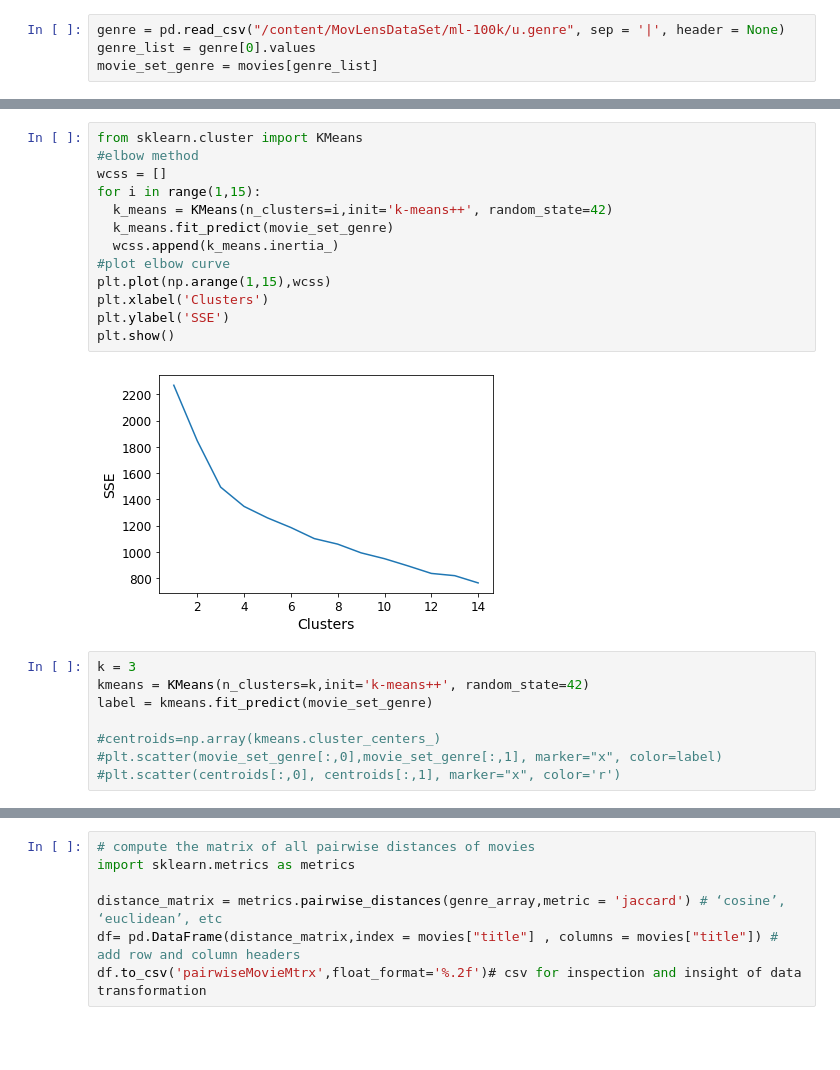
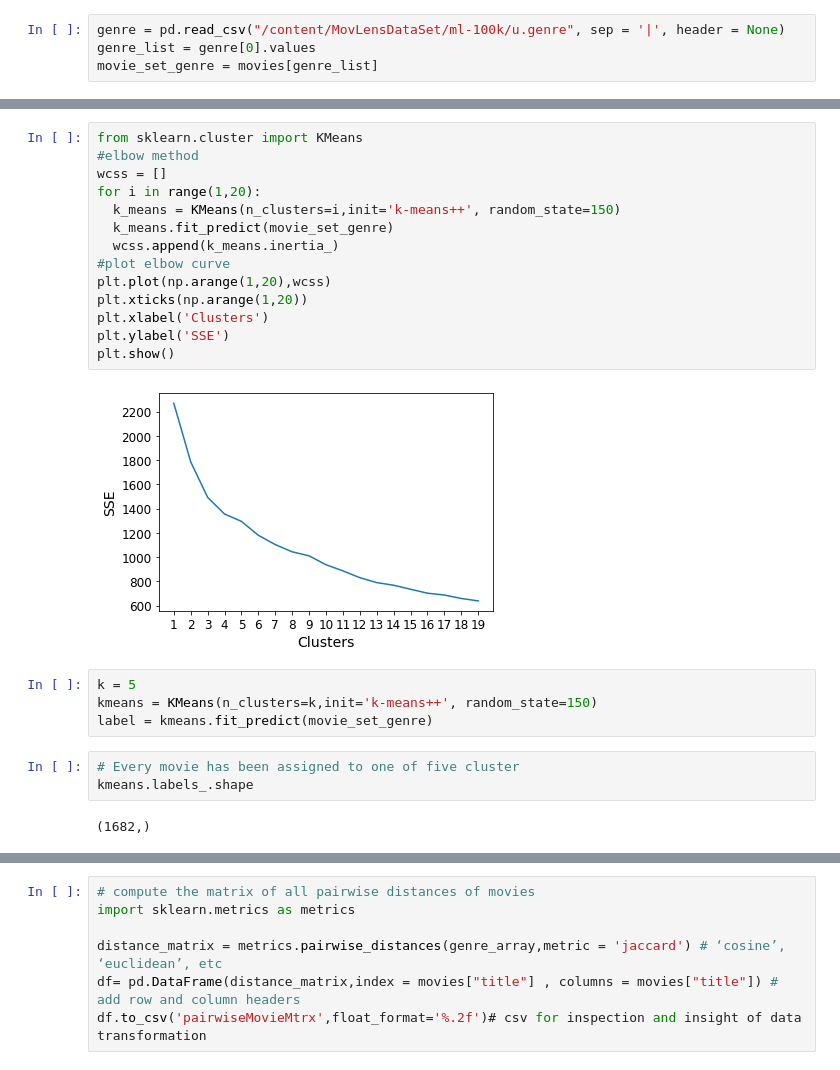
Before and after one commit to Xevenst/MovLensDataSet, a Jupyter notebook: Recommender_Systems_Final_Project.ipynb, the cells around one changed output, grey strips where cells are left out. Drawn from its saved outputs; the diff is of its cells as text; blank space fills up the shorter version.

Commit message:
genre analysis

```diff
--- a/Recommender_Systems_Final_Project.ipynb
+++ b/Recommender_Systems_Final_Project.ipynb
@@ -227,26 +239,28 @@ movie_set_genre = movies[genre_list]
 # %%
 from sklearn.cluster import KMeans
 #elbow method
 wcss = []
-for i in range(1,15):
-  k_means = KMeans(n_clusters=i,init='k-means++', random_state=42)
+for i in range(1,20):
+  k_means = KMeans(n_clusters=i,init='k-means++', random_state=150)
   k_means.fit_predict(movie_set_genre)
   wcss.append(k_means.inertia_)
 #plot elbow curve
-plt.plot(np.arange(1,15),wcss)
+plt.plot(np.arange(1,20),wcss)
+plt.xticks(np.arange(1,20))
 plt.xlabel('Clusters')
 plt.ylabel('SSE')
 plt.show()
 # %% [output]
-[figure, old version]
+[figure, new version]
 # %%
-k = 3
-kmeans = KMeans(n_clusters=k,init='k-means++', random_state=42)
+k = 5
+kmeans = KMeans(n_clusters=k,init='k-means++', random_state=150)
 label = kmeans.fit_predict(movie_set_genre)
-
-#centroids=np.array(kmeans.cluster_centers_)
-#plt.scatter(movie_set_genre[:,0],movie_set_genre[:,1], marker="x", color=label)
-#plt.scatter(centroids[:,0], centroids[:,1], marker="x", color='r')
+# %%
+# Every movie has been assigned to one of five cluster
+kmeans.labels_.shape
+# %% [output]
+(1682,)
 # %%
 kmeans.inertia_
 # %% [output]
```
Also changed, not shown: parts of 25 cells of this notebook.
